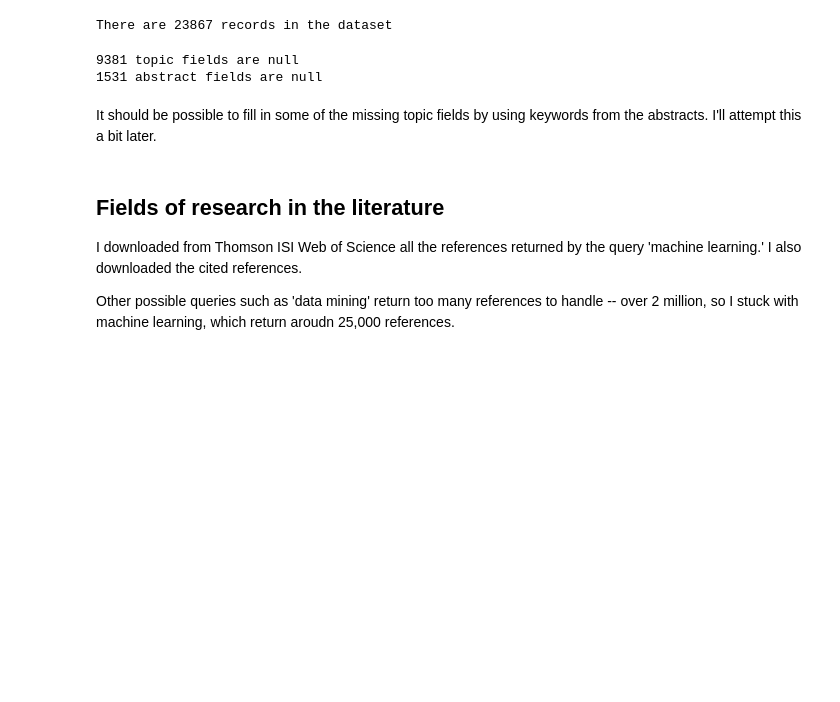
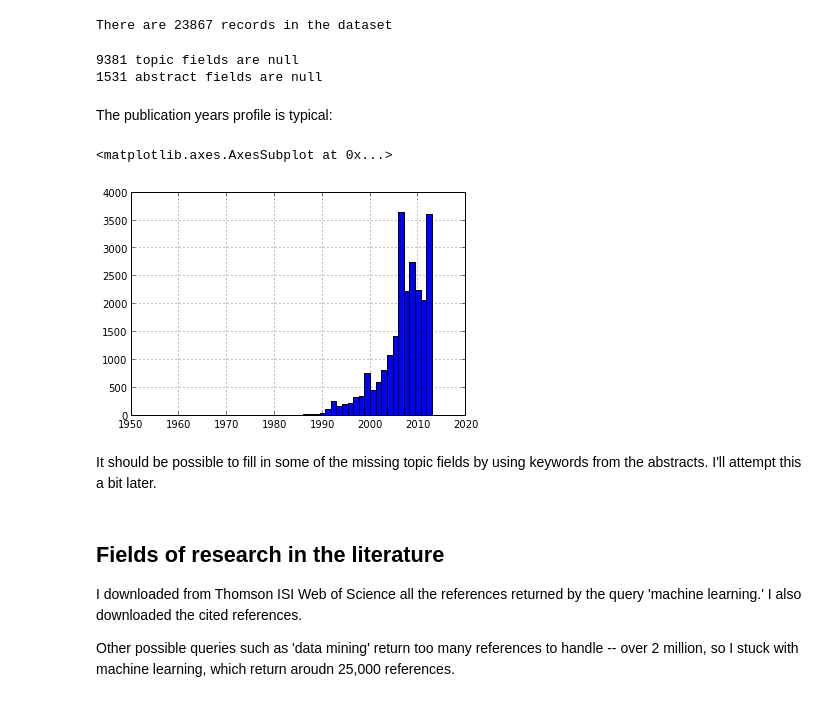
Before and after one commit to datapractice/machinelearners, a Jupyter notebook: ml_lit/ML_literature.ipynb, the cells around one changed output. Cells and saved outputs as stored; diff of their text form; code cells hidden in the pictures; blank space fills up the shorter version.

```diff
--- a/ml_lit/ML_literature.ipynb
+++ b/ml_lit/ML_literature.ipynb
@@ -37,6 +35,13 @@ print('%s abstract fields are null'%sum(df.AB.isnull()))
 # %% [output]
 9381 topic fields are null
 1531 abstract fields are null
+# %% [markdown]
+The publication years profile is typical:
+# %%
+df.PY.hist(bins=len(df.PY.unique()))
+# %% [output]
+<matplotlib.axes.AxesSubplot at 0x...>
+[figure, added]
 # %% [markdown]
 It should be possible to fill in some of the missing topic fields by using keywords from the abstracts. I'll attempt this a bit later.
 # %% [markdown]
```
Also changed, not shown: parts of 2 cells of this notebook, 5 other files.
